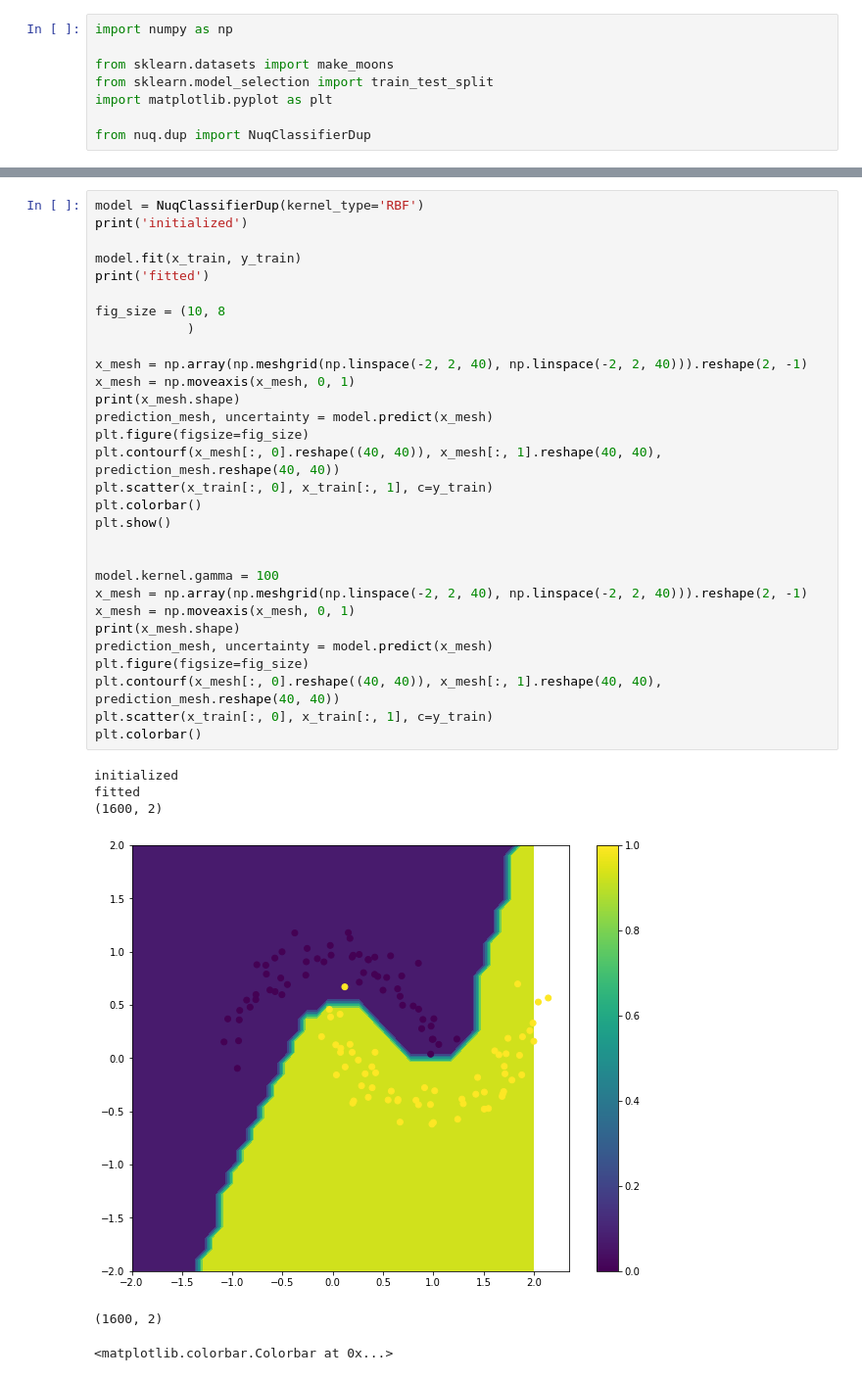
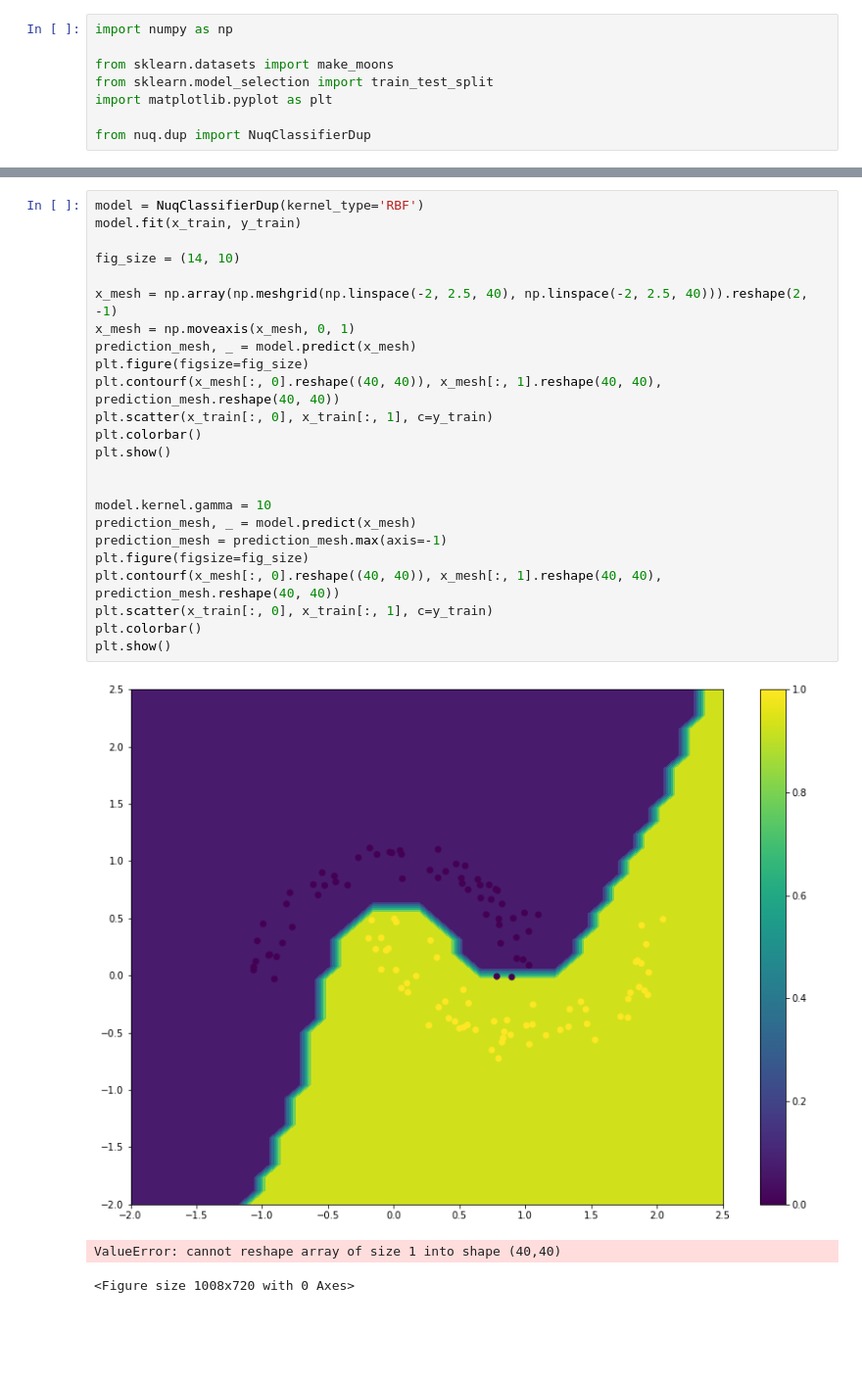
Before and after one commit to stat-ml/NUQ, a Jupyter notebook: examples/nuq_example.ipynb, the cells around one changed output, grey strips where cells are left out. Shown: that part at 98% size. Cells and saved outputs as stored; diff of their text form; blank space fills up the shorter version.

```diff
--- a/examples/nuq_example.ipynb
+++ b/examples/nuq_example.ipynb
@@ -28,37 +25,28 @@ plt.scatter(x_val[:, 0], x_val[:, 1], c=y_val)
 # %%
 model = NuqClassifierDup(kernel_type='RBF')
-print('initialized')
+model.fit(x_train, y_train)
 
-model.fit(x_train, y_train)
-print('fitted')
+fig_size = (14, 10)
 
-fig_size = (10, 8
-            )
-
-x_mesh = np.array(np.meshgrid(np.linspace(-2, 2, 40), np.linspace(-2, 2, 40))).reshape(2, -1)
+x_mesh = np.array(np.meshgrid(np.linspace(-2, 2.5, 40), np.linspace(-2, 2.5, 40))).reshape(2, -1)
 x_mesh = np.moveaxis(x_mesh, 0, 1)
-print(x_mesh.shape)
-prediction_mesh, uncertainty = model.predict(x_mesh)
+prediction_mesh, _ = model.predict(x_mesh)
 plt.figure(figsize=fig_size)
 plt.contourf(x_mesh[:, 0].reshape((40, 40)), x_mesh[:, 1].reshape(40, 40), prediction_mesh.reshape(40, 40))
 plt.scatter(x_train[:, 0], x_train[:, 1], c=y_train)
 plt.colorbar()
 plt.show()
 
 
-model.kernel.gamma = 100
-x_mesh = np.array(np.meshgrid(np.linspace(-2, 2, 40), np.linspace(-2, 2, 40))).reshape(2, -1)
-x_mesh = np.moveaxis(x_mesh, 0, 1)
-print(x_mesh.shape)
-prediction_mesh, uncertainty = model.predict(x_mesh)
+model.kernel.gamma = 10
+prediction_mesh, _ = model.predict(x_mesh)
+prediction_mesh = prediction_mesh.max(axis=-1)
 plt.figure(figsize=fig_size)
 plt.contourf(x_mesh[:, 0].reshape((40, 40)), x_mesh[:, 1].reshape(40, 40), prediction_mesh.reshape(40, 40))
 plt.scatter(x_train[:, 0], x_train[:, 1], c=y_train)
 plt.colorbar()
+plt.show()
 # %% [output]
+[figure, new version]
-initialized
-fitted
-(1600, 2)
+ValueError: cannot reshape array of size 1 into shape (40,40)
-[figure, old version]
-(1600, 2)
+<Figure size 1008x720 with 0 Axes>
-<matplotlib.colorbar.Colorbar at 0x...>
```
Also changed, not shown: parts of 6 cells of this notebook, 1 other file.
